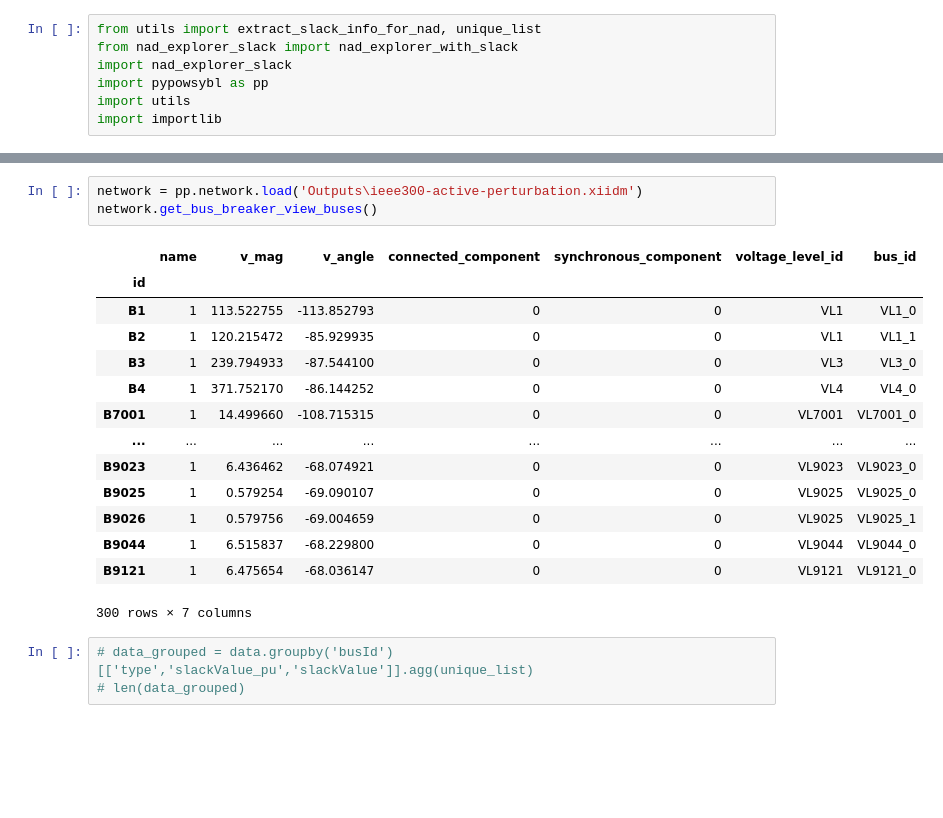
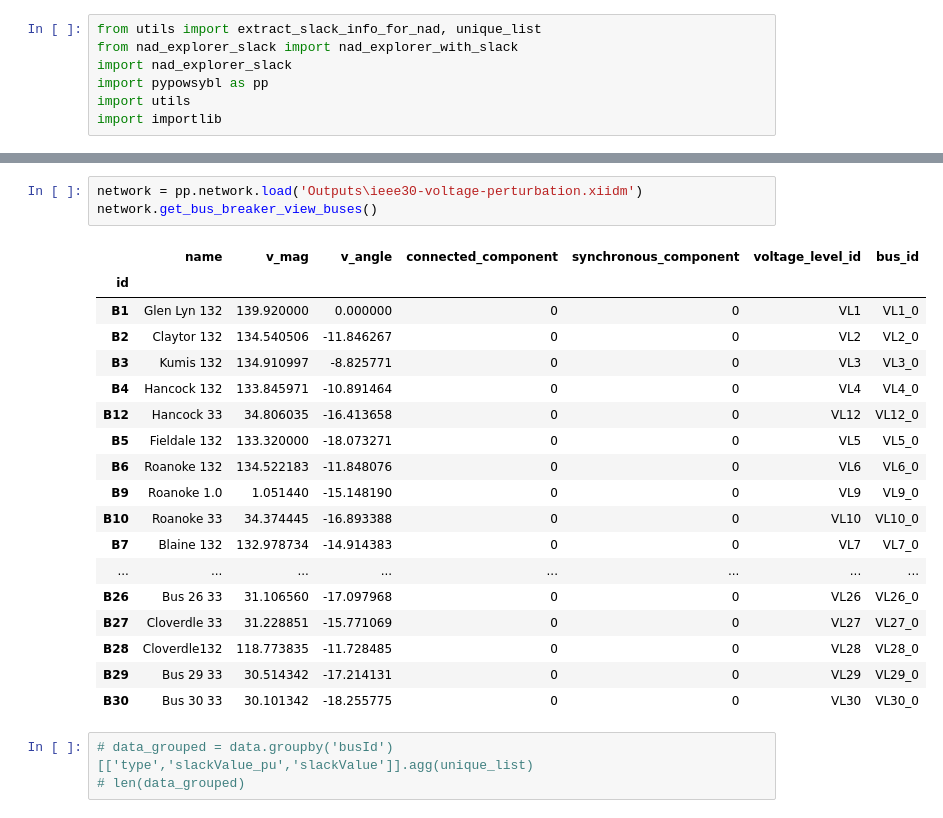
Before and after one commit to powsybl/powsybl-open-loadflow-knitro-solver, a Jupyter notebook: better_viz.ipynb, the cells around one changed output, grey strips where cells are left out. Cells and saved outputs as stored; diff of their text form; blank space fills up the shorter version.

```diff
--- a/better_viz.ipynb
+++ b/better_viz.ipynb
@@ -39,21 +36,25 @@ data.head()
 # %%
-network = pp.network.load('Outputs\ieee300-active-perturbation.xiidm')
+network = pp.network.load('Outputs\ieee30-voltage-perturbation.xiidm')
 network.get_bus_breaker_view_buses()
 # %% [output]
 |  | name | v_mag | v_angle | connected_component | synchronous_component | voltage_level_id | bus_id |
 | id |  |  |  |  |  |  |  |
-| B1 | 1 | 113.522755 | -113.852793 | 0 | 0 | VL1 | VL1_0 |
-| B2 | 1 | 120.215472 | -85.929935 | 0 | 0 | VL1 | VL1_1 |
-| B3 | 1 | 239.794933 | -87.544100 | 0 | 0 | VL3 | VL3_0 |
-| B4 | 1 | 371.752170 | -86.144252 | 0 | 0 | VL4 | VL4_0 |
-| B7001 | 1 | 14.499660 | -108.715315 | 0 | 0 | VL7001 | VL7001_0 |
+| B1 | Glen Lyn 132 | 139.920000 | 0.000000 | 0 | 0 | VL1 | VL1_0 |
+| B2 | Claytor 132 | 134.540506 | -11.846267 | 0 | 0 | VL2 | VL2_0 |
+| B3 | Kumis 132 | 134.910997 | -8.825771 | 0 | 0 | VL3 | VL3_0 |
+| B4 | Hancock 132 | 133.845971 | -10.891464 | 0 | 0 | VL4 | VL4_0 |
+| B12 | Hancock 33 | 34.806035 | -16.413658 | 0 | 0 | VL12 | VL12_0 |
+| B5 | Fieldale 132 | 133.320000 | -18.073271 | 0 | 0 | VL5 | VL5_0 |
+| B6 | Roanoke 132 | 134.522183 | -11.848076 | 0 | 0 | VL6 | VL6_0 |
+| B9 | Roanoke 1.0 | 1.051440 | -15.148190 | 0 | 0 | VL9 | VL9_0 |
+| B10 | Roanoke 33 | 34.374445 | -16.893388 | 0 | 0 | VL10 | VL10_0 |
+| B7 | Blaine 132 | 132.978734 | -14.914383 | 0 | 0 | VL7 | VL7_0 |
 | ... | ... | ... | ... | ... | ... | ... | ... |
-| B9023 | 1 | 6.436462 | -68.074921 | 0 | 0 | VL9023 | VL9023_0 |
-| B9025 | 1 | 0.579254 | -69.090107 | 0 | 0 | VL9025 | VL9025_0 |
-| B9026 | 1 | 0.579756 | -69.004659 | 0 | 0 | VL9025 | VL9025_1 |
-| B9044 | 1 | 6.515837 | -68.229800 | 0 | 0 | VL9044 | VL9044_0 |
-| B9121 | 1 | 6.475654 | -68.036147 | 0 | 0 | VL9121 | VL9121_0 |
+| B26 | Bus 26 33 | 31.106560 | -17.097968 | 0 | 0 | VL26 | VL26_0 |
+| B27 | Cloverdle 33 | 31.228851 | -15.771069 | 0 | 0 | VL27 | VL27_0 |
+| B28 | Cloverdle132 | 118.773835 | -11.728485 | 0 | 0 | VL28 | VL28_0 |
+| B29 | Bus 29 33 | 30.514342 | -17.214131 | 0 | 0 | VL29 | VL29_0 |
+| B30 | Bus 30 33 | 30.101342 | -18.255775 | 0 | 0 | VL30 | VL30_0 |
-300 rows × 7 columns
 # %%
 # data_grouped = data.groupby('busId')[['type','slackValue_pu','slackValue']].agg(unique_list)
 # len(data_grouped)
```
Also changed, not shown: parts of 5 cells of this notebook, 1 other file.
